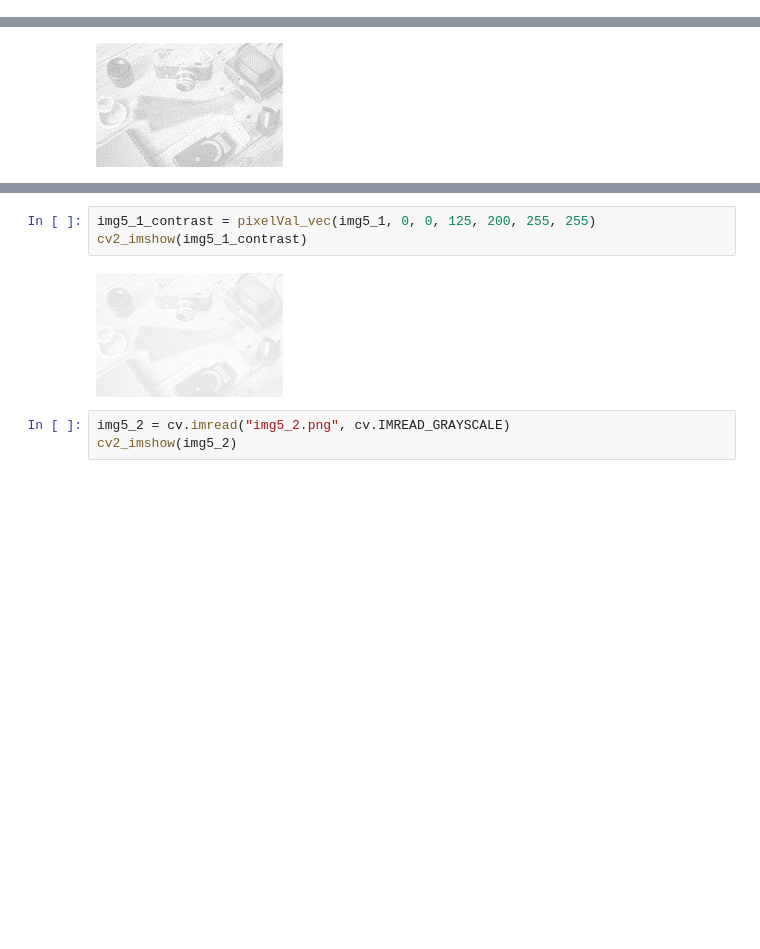
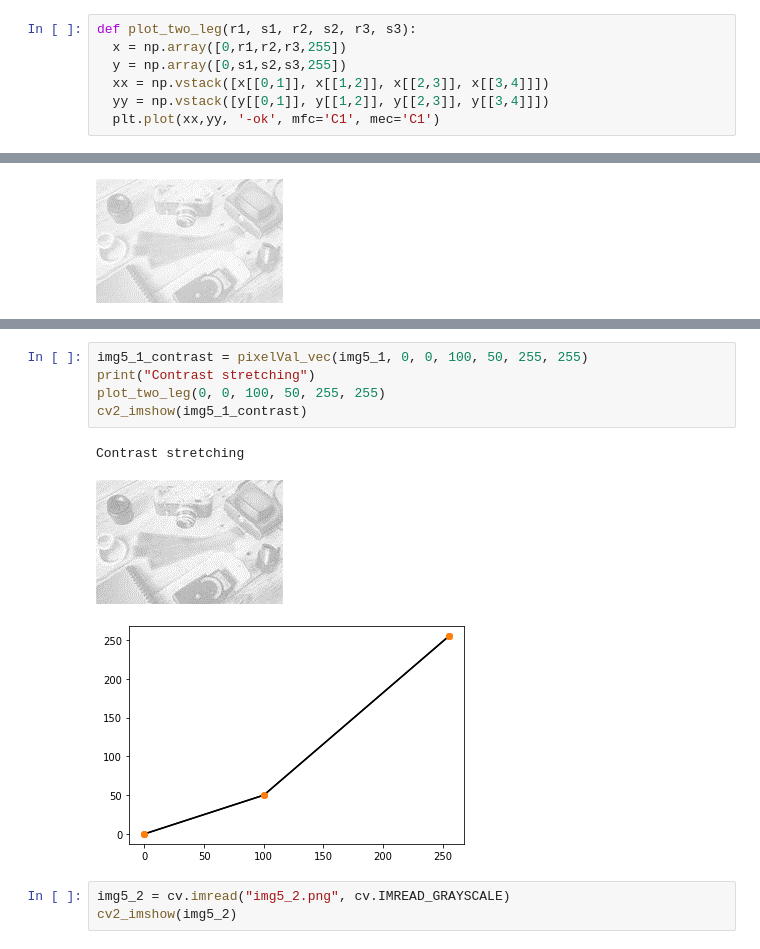
Before and after one commit to RishabhSpark/Computer-Vision, a Jupyter notebook: Contrast stretching different techniques/file.ipynb, the cells around one changed output, grey strips where cells are left out. Cells and saved outputs as stored; diff of their text form; blank space fills up the shorter version.

```diff
--- a/Contrast stretching different techniques/file.ipynb
+++ b/Contrast stretching different techniques/file.ipynb
@@ -69,6 +105,13 @@ def two_leg_contrast_stretching(img, r1, s1, r2, s2, r3, s3):
       return ((s3 - s2)/(r3 - r2)) * (img - r2) + s2
   else:
       return ((255 - s3)/(255 - r3)) * (img - r3) + s3
+# %%
+def plot_two_leg(r1, s1, r2, s2, r3, s3):
+  x = np.array([0,r1,r2,r3,255])
+  y = np.array([0,s1,s2,s3,255])
+  xx = np.vstack([x[[0,1]], x[[1,2]], x[[2,3]], x[[3,4]]])
+  yy = np.vstack([y[[0,1]], y[[1,2]], y[[2,3]], y[[3,4]]])
+  plt.plot(xx,yy, '-ok', mfc='C1', mec='C1')
 # %%
 pixelVal_vec = np.vectorize(two_leg_contrast_stretching)
 # %%
@@ -134,8 +198,12 @@ cv2_imshow(img5_1)
 # %%
-img5_1_contrast = pixelVal_vec(img5_1, 0, 0, 125, 200, 255, 255)
+img5_1_contrast = pixelVal_vec(img5_1, 0, 0, 100, 50, 255, 255)
+print("Contrast stretching")
+plot_two_leg(0, 0, 100, 50, 255, 255)
 cv2_imshow(img5_1_contrast)
 # %% [output]
+Contrast stretching
-[figure, old version]
+[figure, new version]
+[figure, added]
 # %%
 img5_2 = cv.imread("img5_2.png", cv.IMREAD_GRAYSCALE)
 cv2_imshow(img5_2)
```
Also changed, not shown: parts of 25 cells of this notebook.
